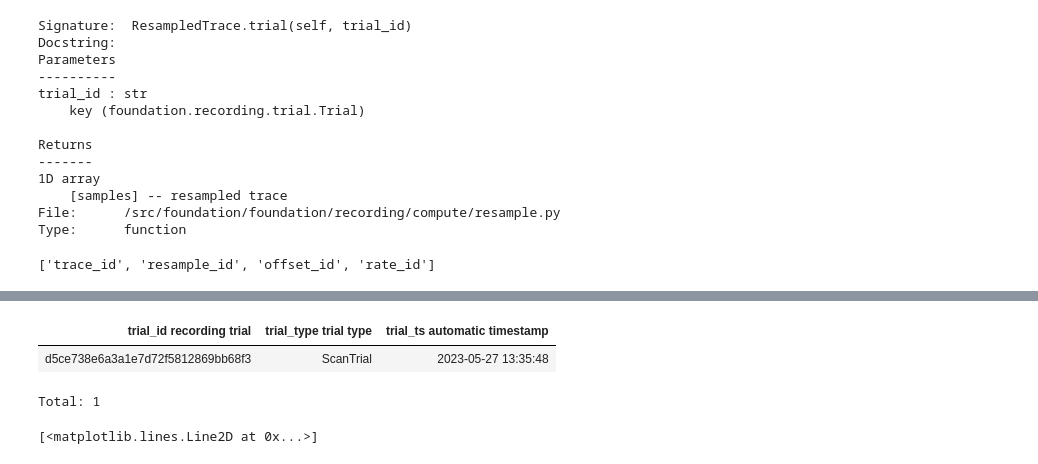
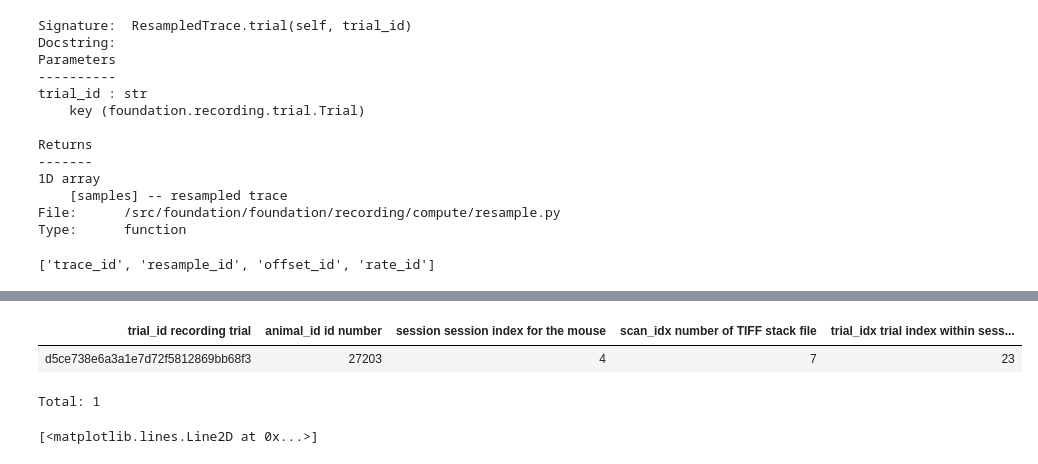
Before and after one commit to cajal/foundation, a Jupyter notebook: demos/3) Recording.ipynb, the cells around one changed output, grey strips where cells are left out. Saved outputs shown, nothing was run; the diff lists cells and outputs as text; code cells hidden in the pictures.

```diff
--- a/demos/3) Recording.ipynb
+++ b/demos/3) Recording.ipynb
@@ -111,13 +112,13 @@ Total: 1
 # %%
 # Finally, let's select our trial
 
 from foundation.recording.trial import Trial
 
-trial = Trial.query("ScanTrial", dict(scan_key, trial_idx=23))
+trial = Trial.ScanTrial & scan_key & 'trial_idx=23'
 trial
 # %% [output]
-| trial_id recording trial | trial_type trial type | trial_ts automatic timestamp |
-| d5ce738e6a3a1e7d72f5812869bb68f3 | ScanTrial | 2023-05-27 13:35:48 |
+| trial_id recording trial | animal_id id number | session session index for the mouse | scan_idx number of TIFF stack file | trial_idx trial index within sess... |
+| d5ce738e6a3a1e7d72f5812869bb68f3 | 27203 | 4 | 7 | 23 |
 Total: 1
 # %%
 # With these restrictions, let's compute the resampled trace
```
Also changed, not shown: parts of 4 cells of this notebook.
